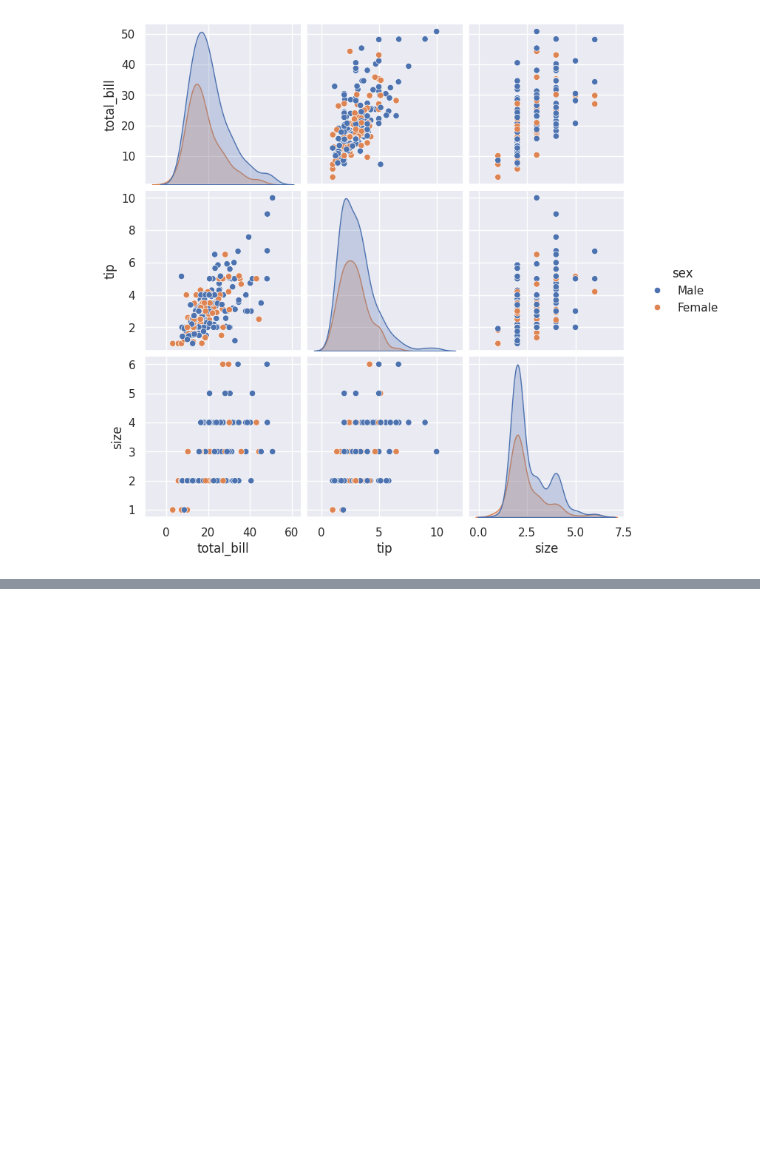
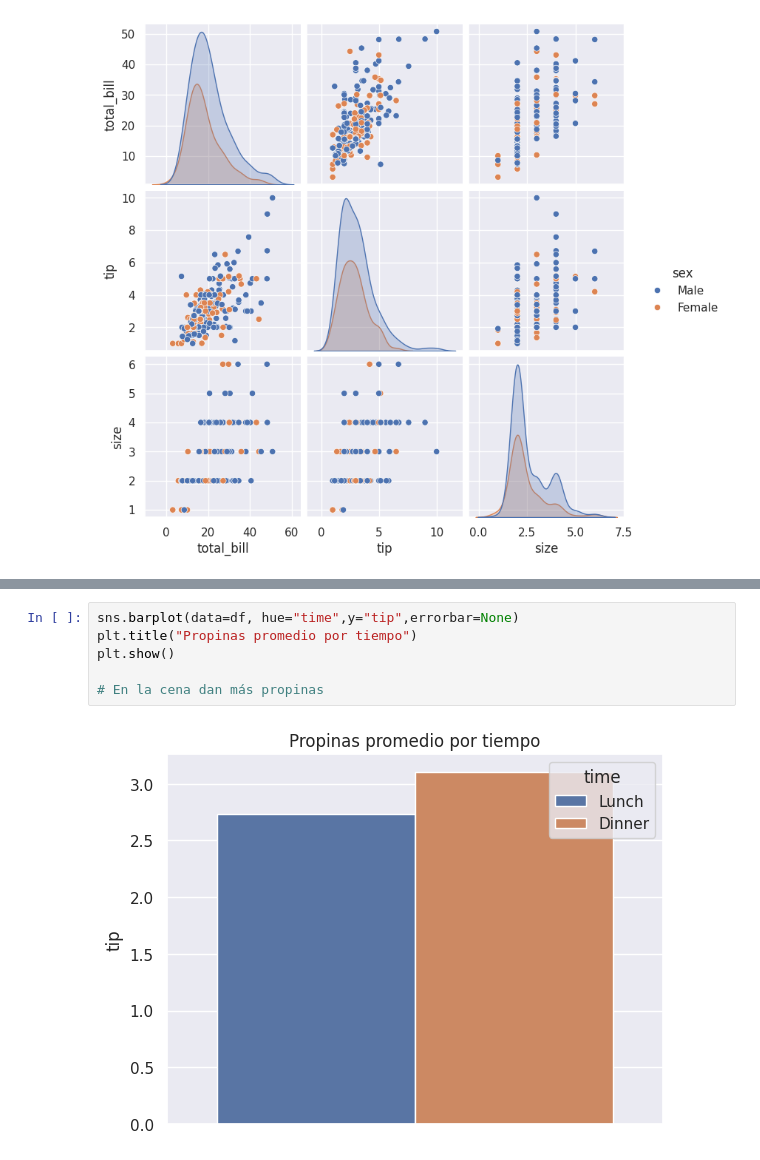
Before and after one commit to ETorresSacha/Prediccion-RULL, a Jupyter notebook: Analisis_exploratorio_de_datos.ipynb, the cells around one changed output, grey strips where cells are left out. Cells and saved outputs as stored; diff of their text form; blank space fills up the shorter version.

```diff
--- a/Analisis_exploratorio_de_datos.ipynb
+++ b/Analisis_exploratorio_de_datos.ipynb
@@ -99,0 +120,8 @@ plt.show()
+# %%
+sns.barplot(data=df, hue="time",y="tip",errorbar=None)
+plt.title("Propinas promedio por tiempo")
+plt.show()
+
+# En la cena dan más propinas
+# %% [output]
+[figure, added]
```
Also changed, not shown: parts of 15 cells of this notebook.
